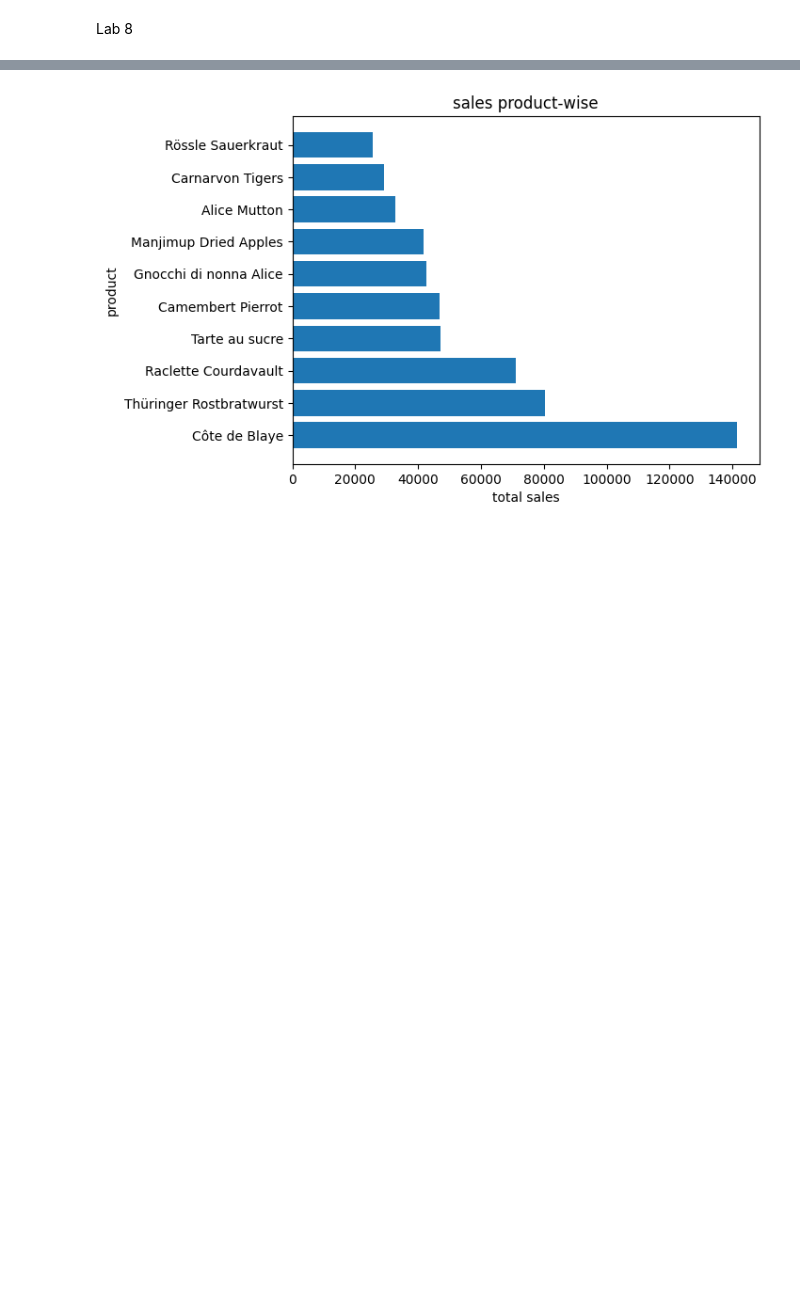
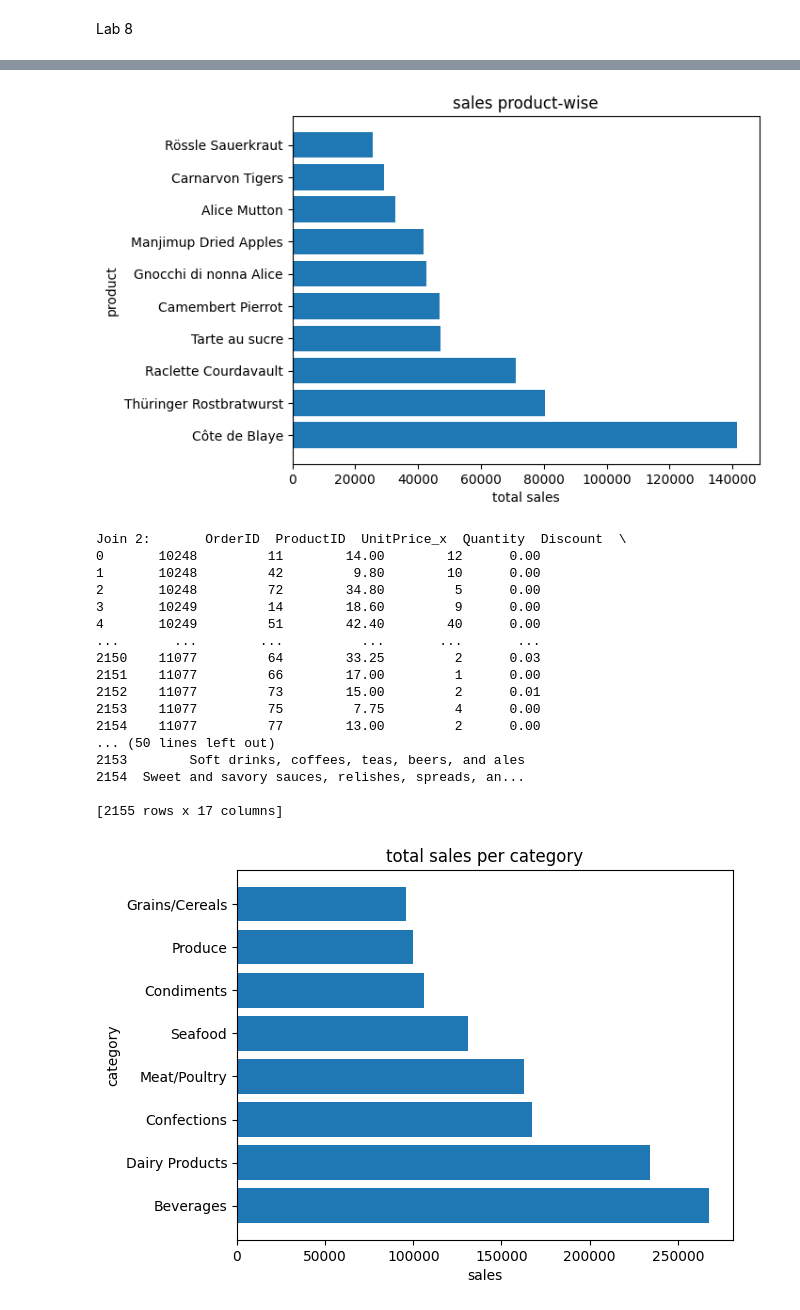
Before and after one commit to siva140887/data-visualization-programs, a Jupyter notebook: Datavisualization.ipynb, the cells around one changed output, grey strips where cells are left out. Cells and saved outputs as stored; diff of their text form; code cells hidden in the pictures; blank space fills up the shorter version.

```diff
--- a/Datavisualization.ipynb
+++ b/Datavisualization.ipynb
@@ -1282,30 +1282,64 @@ print("type:",type(sales_per_product))
 sales_per_product_top_10 = sales_per_product.head(10)
 print("sales_per_product_top_10:",sales_per_product_top_10)
 
 ### Visualizing the top 10 products and their total sales using horizontal bar chart
 plt.barh(sales_per_product_top_10.index,sales_per_product_top_10.values)
 plt.xlabel('total sales')
 plt.ylabel('product')
 plt.title('sales product-wise')
 plt.show()
 
 ###### Total sales per category
+
+### Merging/Joining order_details_products with the categories dataframe on common column 'CategoryID' since this is the only way to have CategoryName and sales in one dataframe
+order_details_products_categories = order_details_products.merge(categories,on='CategoryID')
+print("Join 2:",order_details_products_categories)
+
+### Grouping order_details_products_categories by 'CategoryName' so that total sales per category can be obtained
+sales_per_category = order_details_products_categories.groupby('CategoryName')['sales'].sum().sort_values(ascending=False)
+
+### Visualizing sales_per_category_top_10 using vertical bar chart
+plt.barh(sales_per_category.index,sales_per_category.values)
+plt.xlabel('sales')
+plt.ylabel('category')
+plt.title('total sales per category')
+plt.show()
+
+###### Q3
 # %% [output]
 categories:    CategoryID    CategoryName  \
 0           1       Beverages
 1           2      Condiments
 2           3     Confections
 3           4  Dairy Products
 4           5  Grains/Cereals
 5           6    Meat/Poultry
 6           7         Produce
 7           8         Seafood
 
                                          Description
 0        Soft drinks, coffees, teas, beers, and ales
 ... (301 lines left out)
 Alice Mutton                32698.379981
 Carnarvon Tigers            29171.874963
 Rössle Sauerkraut           25696.639981
 Name: sales, dtype: float64
 [figure]
+Join 2:       OrderID  ProductID  UnitPrice_x  Quantity  Discount  \
+0       10248         11        14.00        12      0.00
+1       10248         42         9.80        10      0.00
+2       10248         72        34.80         5      0.00
+3       10249         14        18.60         9      0.00
+4       10249         51        42.40        40      0.00
+...       ...        ...          ...       ...       ...
+2150    11077         64        33.25         2      0.03
+2151    11077         66        17.00         1      0.00
+2152    11077         73        15.00         2      0.01
+2153    11077         75         7.75         4      0.00
+2154    11077         77        13.00         2      0.00
+... (50 lines left out)
+2153        Soft drinks, coffees, teas, beers, and ales
+2154  Sweet and savory sauces, relishes, spreads, an...
+
+[2155 rows x 17 columns]
+[figure, added]
```
Also changed, not shown: parts of 1 cell of this notebook.
